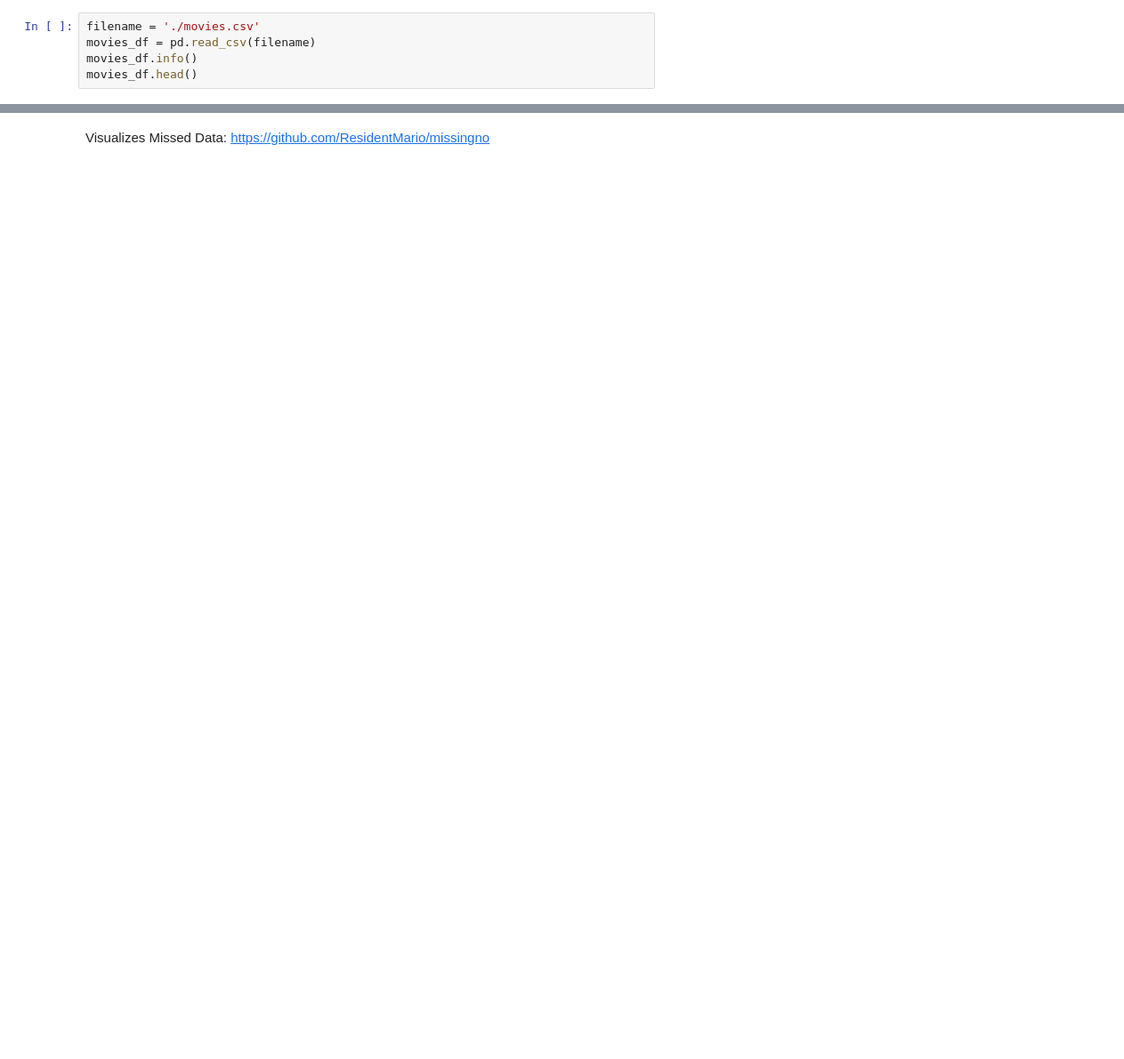
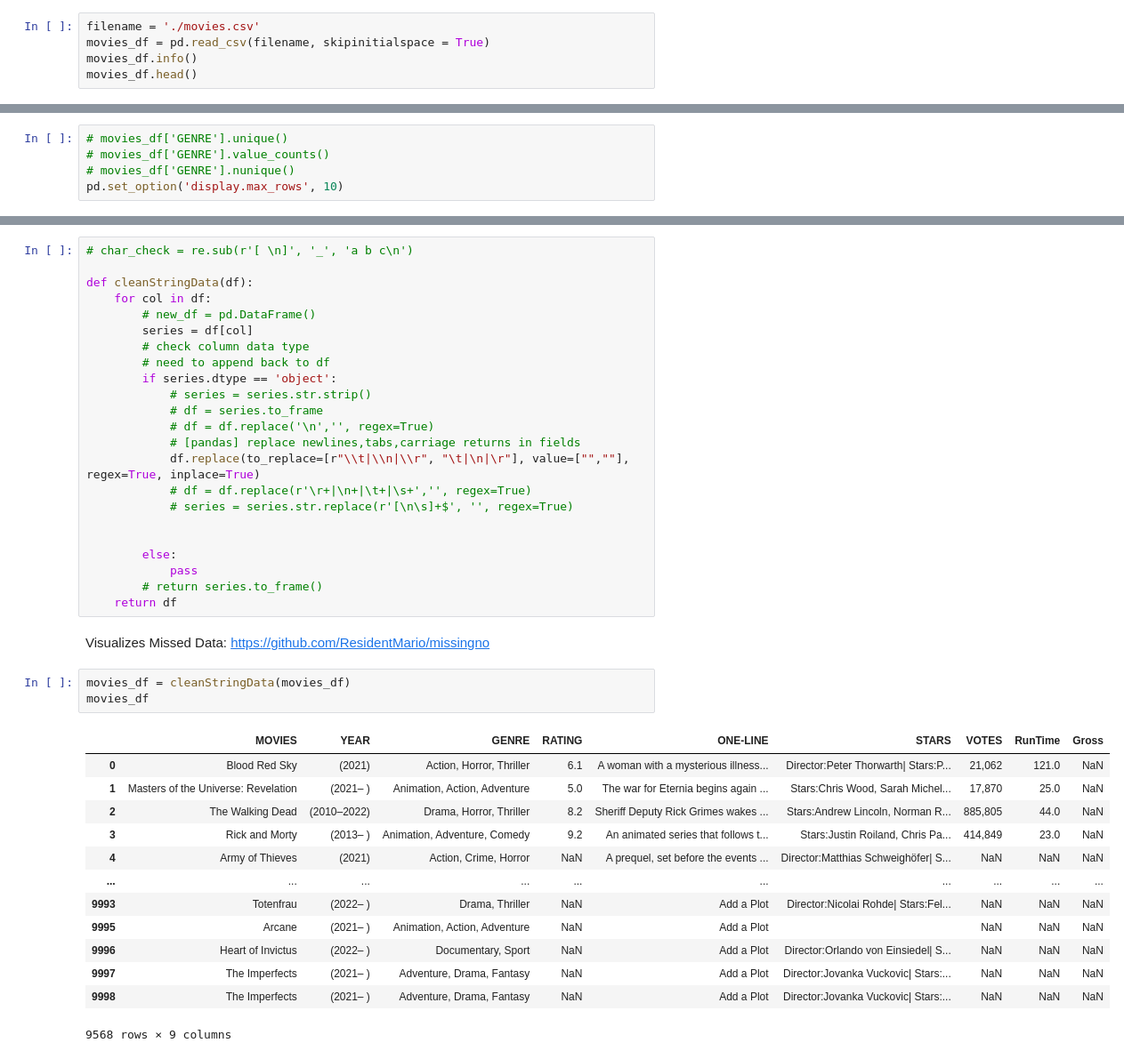
Before and after one commit to justinacgray/Data_Science, a Jupyter notebook: data_cleaning/movie_cleaning/movie.ipynb, the cells around one changed output, grey strips where cells are left out. Shown at 89% size. Drawn from its saved outputs; the diff is of its cells as text; blank space fills up the shorter version.

Commit message:
working on charCheck function

```diff
--- a/data_cleaning/movie_cleaning/movie.ipynb
+++ b/data_cleaning/movie_cleaning/movie.ipynb
@@ -6,6 +7,6 @@ import numpy as np
 # %%
 filename = './movies.csv'
-movies_df = pd.read_csv(filename)
+movies_df = pd.read_csv(filename, skipinitialspace = True)
 movies_df.info()
 movies_df.head()
 # %% [output]
@@ -123,3 +125,8 @@ There is 17.52% missing data in your dataset
 Columns to Keep --> <br/> Movies,
 Columns to Drop rows/columns --> <br/> Genre rows,
 Columns to Fill in --> <br/> Year
+# %%
+# movies_df['GENRE'].unique()
+# movies_df['GENRE'].value_counts()
+# movies_df['GENRE'].nunique()
+pd.set_option('display.max_rows', 10)
@@ -126,2 +141,42 @@ Columns to Fill in --> <br/> Year
+# %%
+# char_check = re.sub(r'[ \n]', '_', 'a b c\n')
+
+def cleanStringData(df):
+    for col in df:
+        # new_df = pd.DataFrame()
+        series = df[col]
+        # check column data type
+        # need to append back to df
+        if series.dtype == 'object':
+            # series = series.str.strip()
+            # df = series.to_frame
+            # df = df.replace('\n','', regex=True)
+            # [pandas] replace newlines,tabs,carriage returns in fields
+            df.replace(to_replace=[r"\\t|\\n|\\r", "\t|\n|\r"], value=["",""], regex=True, inplace=True)
+            # df = df.replace(r'\r+|\n+|\t+|\s+','', regex=True)
+            # series = series.str.replace(r'[\n\s]+$', '', regex=True)
+
+
+        else:
+            pass
+        # return series.to_frame()
+    return df
 # %% [markdown]
 Visualizes Missed Data: https://github.com/ResidentMario/missingno
+# %%
+movies_df = cleanStringData(movies_df)
+movies_df
+# %% [output]
+|  | MOVIES | YEAR | GENRE | RATING | ONE-LINE | STARS | VOTES | RunTime | Gross |
+| 0 | Blood Red Sky | (2021) | Action, Horror, Thriller | 6.1 | A woman with a mysterious illness... | Director:Peter Thorwarth| Stars:P... | 21,062 | 121.0 | NaN |
+| 1 | Masters of the Universe: Revelation | (2021– ) | Animation, Action, Adventure | 5.0 | The war for Eternia begins again ... | Stars:Chris Wood, Sarah Michel... | 17,870 | 25.0 | NaN |
+| 2 | The Walking Dead | (2010–2022) | Drama, Horror, Thriller | 8.2 | Sheriff Deputy Rick Grimes wakes ... | Stars:Andrew Lincoln, Norman R... | 885,805 | 44.0 | NaN |
+| 3 | Rick and Morty | (2013– ) | Animation, Adventure, Comedy | 9.2 | An animated series that follows t... | Stars:Justin Roiland, Chris Pa... | 414,849 | 23.0 | NaN |
+| 4 | Army of Thieves | (2021) | Action, Crime, Horror | NaN | A prequel, set before the events ... | Director:Matthias Schweighöfer| S... | NaN | NaN | NaN |
+| ... | ... | ... | ... | ... | ... | ... | ... | ... | ... |
+| 9993 | Totenfrau | (2022– ) | Drama, Thriller | NaN | Add a Plot | Director:Nicolai Rohde| Stars:Fel... | NaN | NaN | NaN |
+| 9995 | Arcane | (2021– ) | Animation, Action, Adventure | NaN | Add a Plot |  | NaN | NaN | NaN |
+| 9996 | Heart of Invictus | (2022– ) | Documentary, Sport | NaN | Add a Plot | Director:Orlando von Einsiedel| S... | NaN | NaN | NaN |
+| 9997 | The Imperfects | (2021– ) | Adventure, Drama, Fantasy | NaN | Add a Plot | Director:Jovanka Vuckovic| Stars:... | NaN | NaN | NaN |
+| 9998 | The Imperfects | (2021– ) | Adventure, Drama, Fantasy | NaN | Add a Plot | Director:Jovanka Vuckovic| Stars:... | NaN | NaN | NaN |
+9568 rows × 9 columns
```
Also changed, not shown: parts of 6 cells of this notebook.
